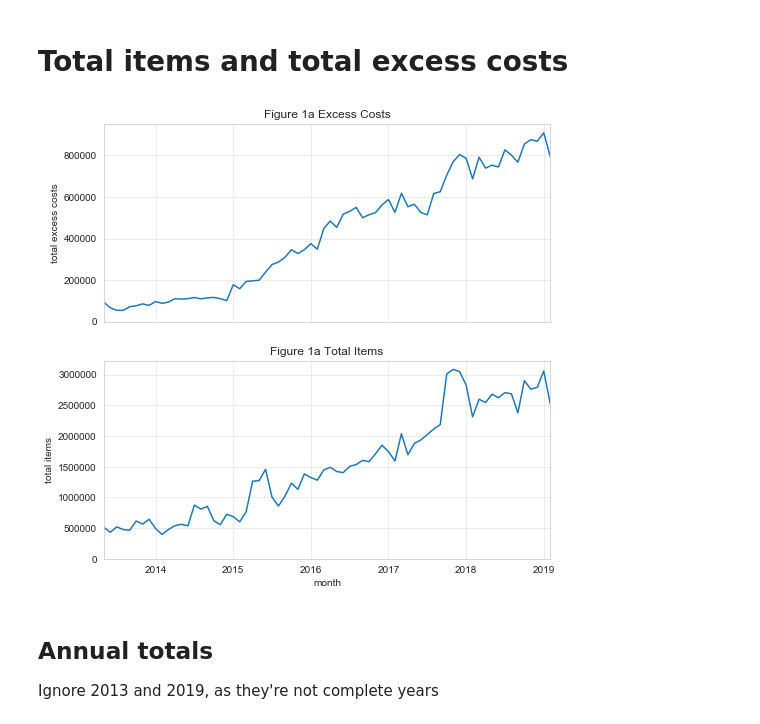
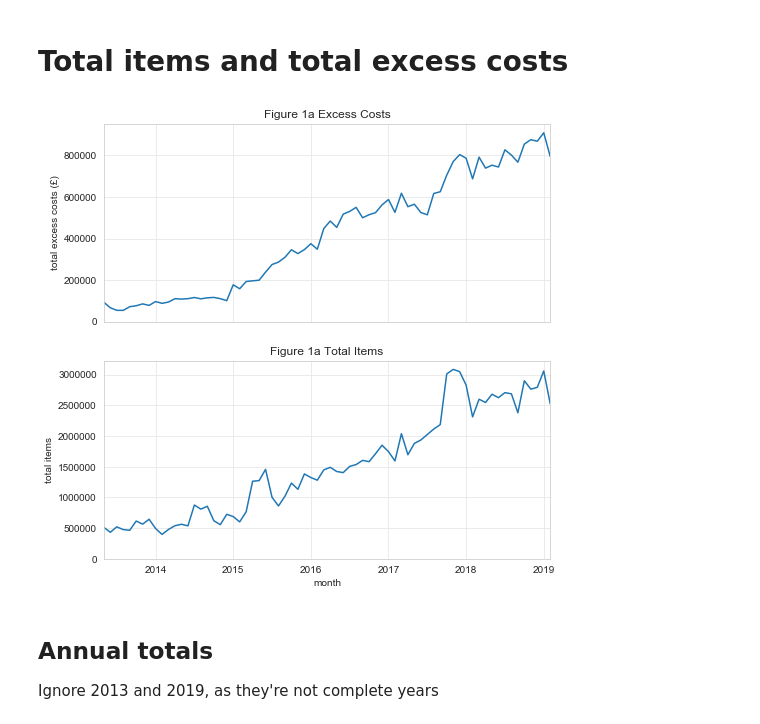
Before and after one commit to ebmdatalab/ghost_branded_generics_paper, a Jupyter notebook: Ghost Branded Generics.ipynb, the cells around one changed output. Drawn from its saved outputs; the diff is of its cells as text; code cells hidden in the pictures.

```diff
--- a/Ghost Branded Generics.ipynb
+++ b/Ghost Branded Generics.ipynb
@@ -149,22 +153,22 @@ totals = practice.groupby('month').sum()
 # %%
 f = plt.figure(figsize=(8, 8))
 layout = gridspec.GridSpec(2, 1, figure=f)
 top_plot = plt.subplot(layout[0])
 bottom_plot = plt.subplot(layout[1], sharex=top_plot)  # Share the Y axis
 
 ax = totals['possible_savings'].plot(ax=top_plot)
-ax.set_ylabel('total excess costs')
+ax.set_ylabel('total excess costs (£)')
 ax.set_ylim(0,)
 ax.set_title('Figure 1a Excess Costs')
 ax = totals['items'].plot(ax=bottom_plot)
 ax.set_ylabel('total items')
 ax.set_ylim(0,)
 ax.set_title('Figure 1a Total Items')
 plt.savefig('Fig 1.png', format='png', dpi=300,bbox_inches='tight')
 plt.savefig(r'C:\Users\bmackenna\Documents\GitHub\ghost_branded_generics_paper\gbg_images\gbg_fig1_totalexcess_costitems.png')
 plt.show()
 # %% [output]
-[figure, old version]
+[figure, new version]
 # %% [markdown]
 ## Annual totals
 Ignore 2013 and 2019, as they're not complete years
```
Also changed, not shown: parts of 11 cells of this notebook.
